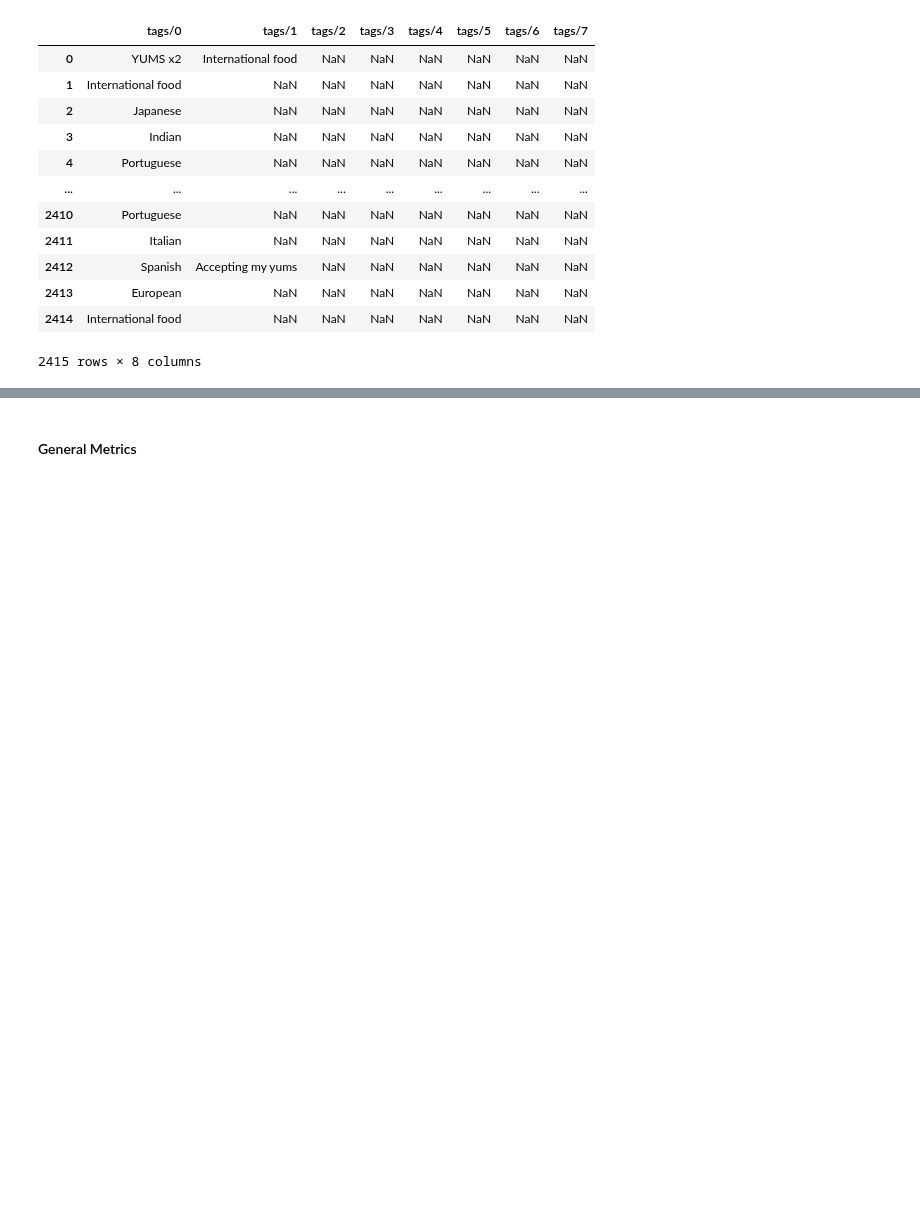
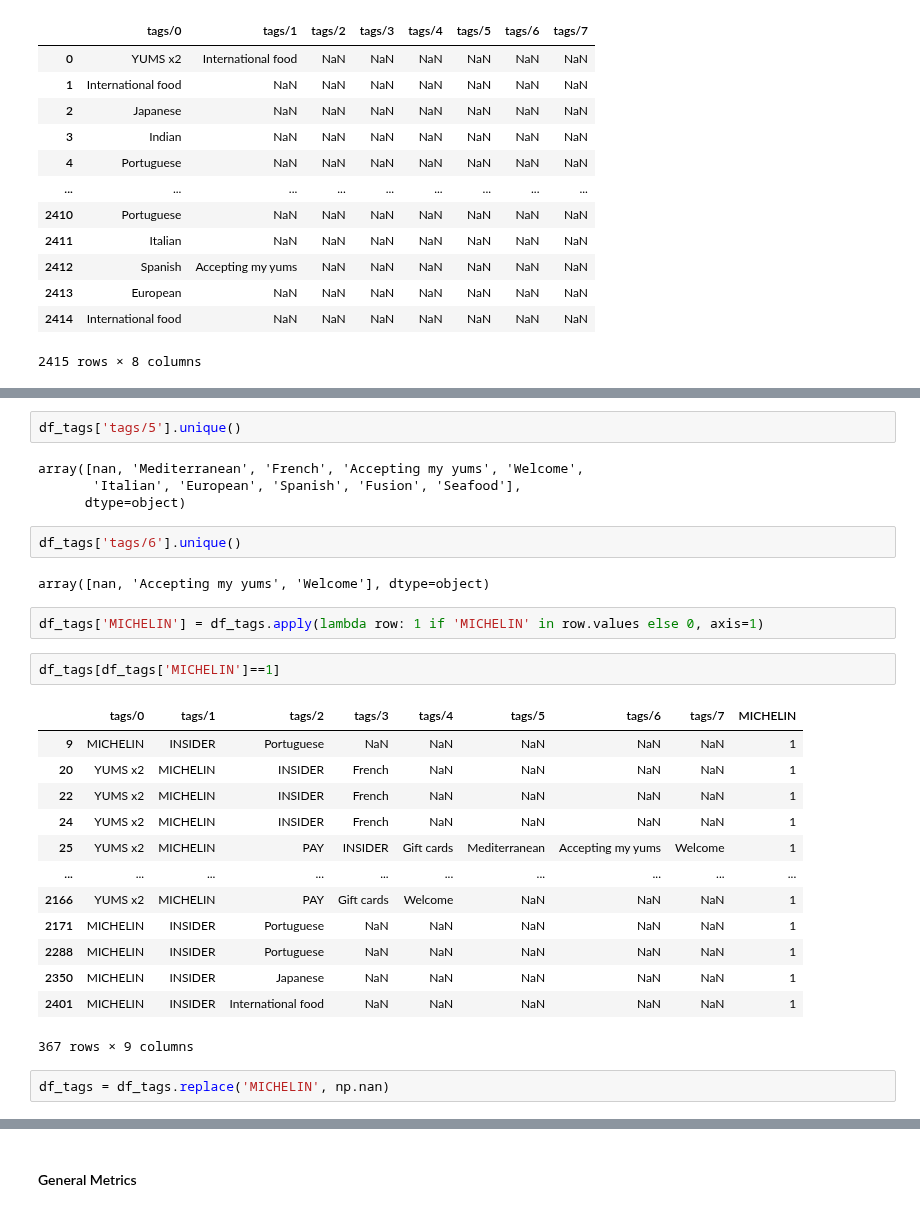
Before and after one commit to shaulleo/FlavourFlix, a Jupyter notebook: EDA1.ipynb, the cells around one changed output, grey strips where cells are left out. Cells and saved outputs as stored; diff of their text form; blank space fills up the shorter version.

```diff
--- a/EDA1.ipynb
+++ b/EDA1.ipynb
@@ -302,0 +369,30 @@ df_tags
+# %%
+df_tags['tags/5'].unique()
+# %% [output]
+array([nan, 'Mediterranean', 'French', 'Accepting my yums', 'Welcome',
+       'Italian', 'European', 'Spanish', 'Fusion', 'Seafood'],
+      dtype=object)
+# %%
+df_tags['tags/6'].unique()
+# %% [output]
+array([nan, 'Accepting my yums', 'Welcome'], dtype=object)
+# %%
+df_tags['MICHELIN'] = df_tags.apply(lambda row: 1 if 'MICHELIN' in row.values else 0, axis=1)
+# %%
+df_tags[df_tags['MICHELIN']==1]
+# %% [output]
+|  | tags/0 | tags/1 | tags/2 | tags/3 | tags/4 | tags/5 | tags/6 | tags/7 | MICHELIN |
+| 9 | MICHELIN | INSIDER | Portuguese | NaN | NaN | NaN | NaN | NaN | 1 |
+| 20 | YUMS x2 | MICHELIN | INSIDER | French | NaN | NaN | NaN | NaN | 1 |
+| 22 | YUMS x2 | MICHELIN | INSIDER | French | NaN | NaN | NaN | NaN | 1 |
+| 24 | YUMS x2 | MICHELIN | INSIDER | French | NaN | NaN | NaN | NaN | 1 |
+| 25 | YUMS x2 | MICHELIN | PAY | INSIDER | Gift cards | Mediterranean | Accepting my yums | Welcome | 1 |
+| ... | ... | ... | ... | ... | ... | ... | ... | ... | ... |
+| 2166 | YUMS x2 | MICHELIN | PAY | Gift cards | Welcome | NaN | NaN | NaN | 1 |
+| 2171 | MICHELIN | INSIDER | Portuguese | NaN | NaN | NaN | NaN | NaN | 1 |
+| 2288 | MICHELIN | INSIDER | Portuguese | NaN | NaN | NaN | NaN | NaN | 1 |
+| 2350 | MICHELIN | INSIDER | Japanese | NaN | NaN | NaN | NaN | NaN | 1 |
+| 2401 | MICHELIN | INSIDER | International food | NaN | NaN | NaN | NaN | NaN | 1 |
+367 rows × 9 columns
+# %%
+df_tags = df_tags.replace('MICHELIN', np.nan)
```
Also changed, not shown: parts of 22 cells of this notebook, 4 other files.
